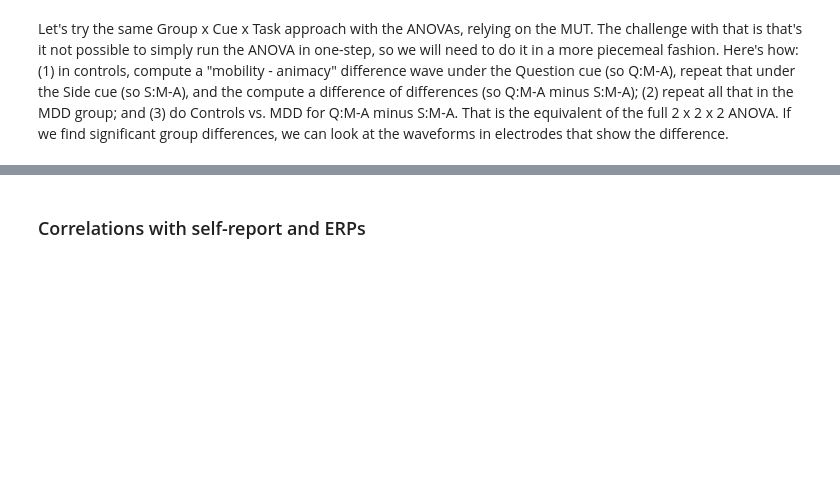
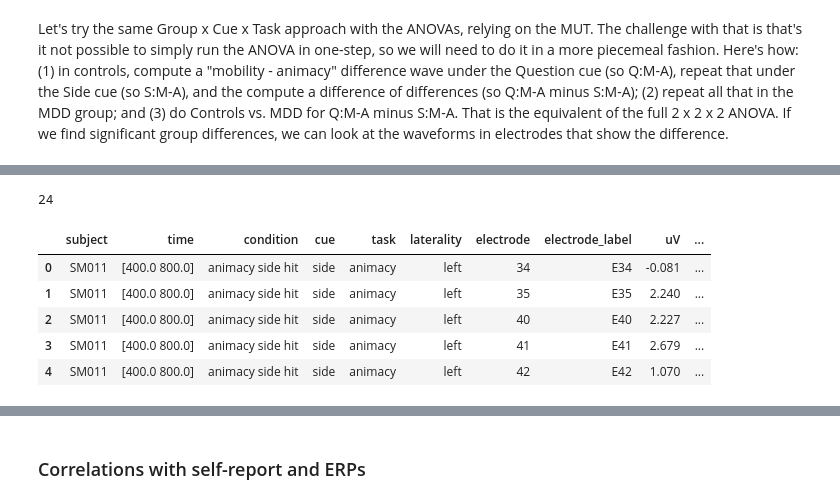
Before and after one commit to dgdillon/source-mem-paper, a Jupyter notebook: Source_ReAnalysis.ipynb, the cells around one changed output, grey strips where cells are left out. Saved outputs shown, nothing was run; the diff lists cells and outputs as text; code cells hidden in the pictures; blank space fills up the shorter version.

```diff
--- a/Source_ReAnalysis.ipynb
+++ b/Source_ReAnalysis.ipynb
@@ -1764,0 +1870,18 @@ df5_MI = df5[df5.task == 'mobility']
+# %%
+all_par_new.electrode.nunique()
+# %% [output]
+24
+# %%
+hc_par3 = make_clean_df(path2erps + 'MeanAmps/HC/HC_cueDiff_taskDiff_Par_400_800.txt')
+mdd_par3 = make_clean_df(path2erps + 'MeanAmps/MDD/MDD_cueDiff_taskDiff_Par_400_800.txt')
+hc_par3['group'] = 'Control'
+mdd_par3['group'] = 'MDD'
+all_par3 = pd.concat([hc_par3,mdd_par3])
+all_par3.head()
+# %% [output]
+|  | subject | time | condition | cue | task | laterality | electrode | electrode_label | uV | ... |
+| 0 | SM011 | [400.0 800.0] | animacy side hit | side | animacy | left | 34 | E34 | -0.081 | ... |
+| 1 | SM011 | [400.0 800.0] | animacy side hit | side | animacy | left | 35 | E35 | 2.240 | ... |
+| 2 | SM011 | [400.0 800.0] | animacy side hit | side | animacy | left | 40 | E40 | 2.227 | ... |
+| 3 | SM011 | [400.0 800.0] | animacy side hit | side | animacy | left | 41 | E41 | 2.679 | ... |
+| 4 | SM011 | [400.0 800.0] | animacy side hit | side | animacy | left | 42 | E42 | 1.070 | ... |
```
Also changed, not shown: parts of 58 cells of this notebook.
